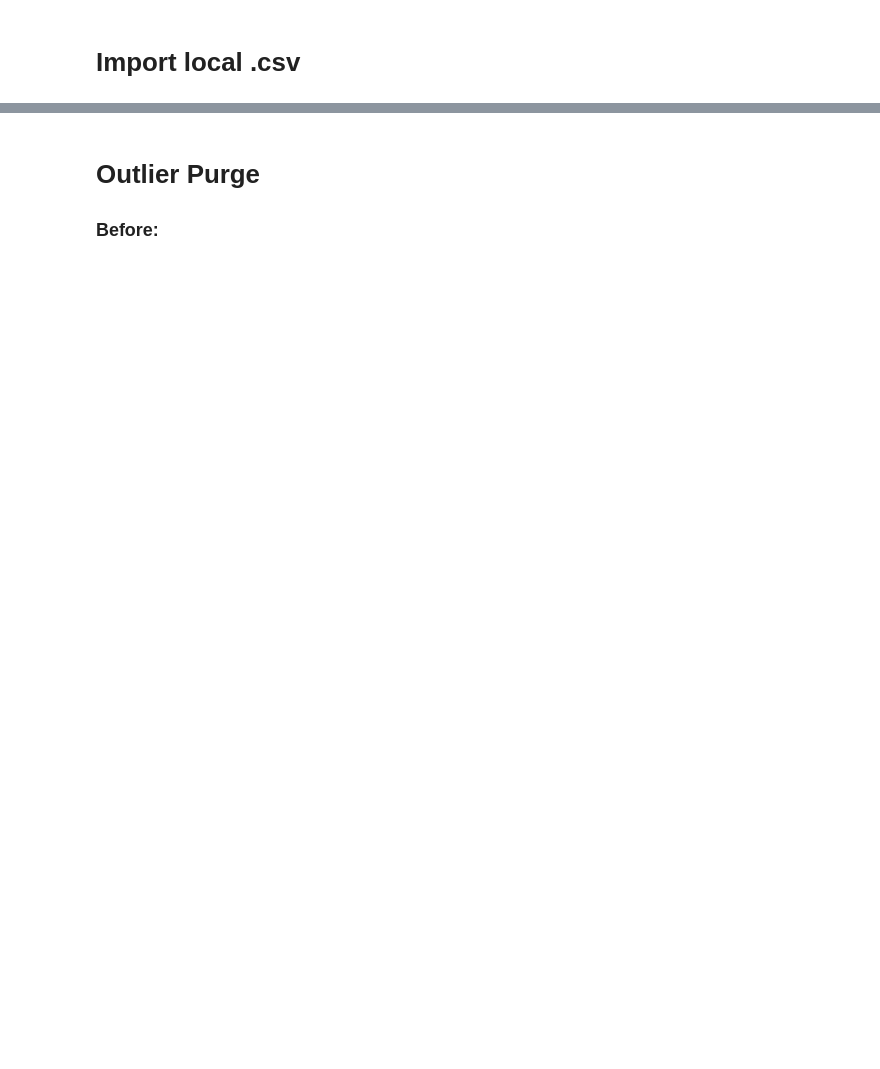
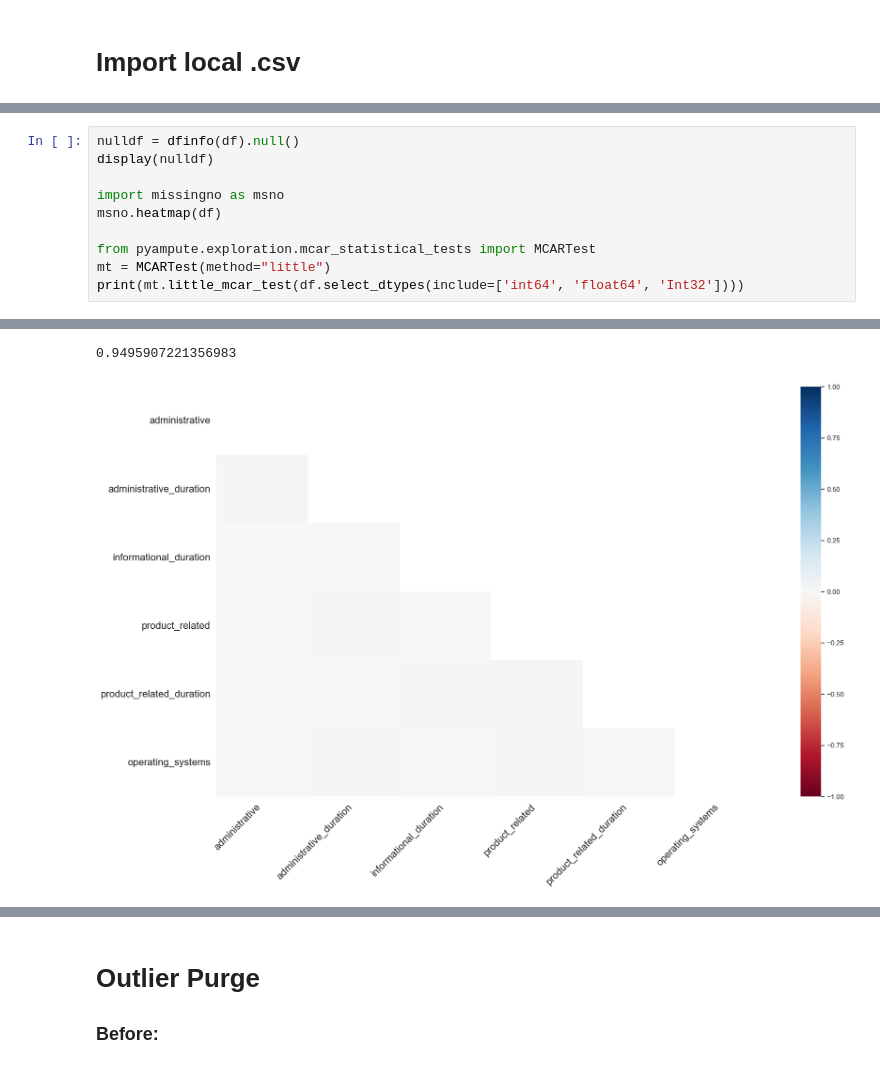
Before and after one commit to kiprenzo/Online-Retail-EDA--Python-Data-Vis, a Jupyter notebook: dataplay.ipynb, the cells around one changed output, grey strips where cells are left out. Saved outputs shown, nothing was run; the diff lists cells and outputs as text; blank space fills up the shorter version.

```diff
--- a/dataplay.ipynb
+++ b/dataplay.ipynb
@@ -158,0 +89,11 @@ Here are the unique values in 'traffic_type':
+# %%
+nulldf = dfinfo(df).null()
+display(nulldf)
+
+import missingno as msno
+msno.heatmap(df)
+
+from pyampute.exploration.mcar_statistical_tests import MCARTest
+mt = MCARTest(method="little")
+print(mt.little_mcar_test(df.select_dtypes(include=['int64', 'float64', 'Int32'])))
+# %% [output]
@@ -158,0 +118,2 @@ Here are the unique values in 'traffic_type':
+0.9495907221356983
+[figure, added]
```
Also changed, not shown: parts of 26 cells of this notebook, 5 other files.
